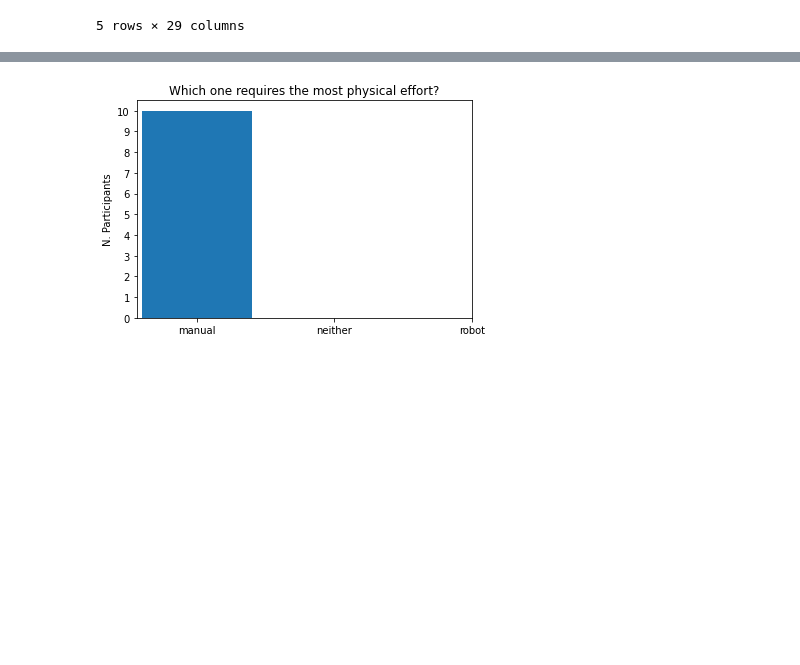
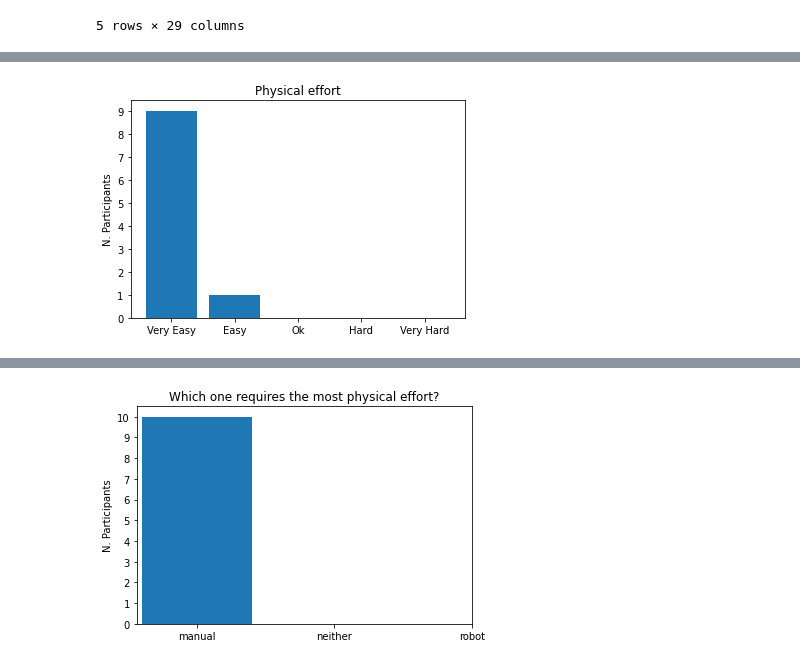
Before and after one commit to Jenirethvanessa/robotic_end-effector, a Jupyter notebook: results_plots.ipynb, the cells around one changed output, grey strips where cells are left out. Saved outputs shown, nothing was run; the diff lists cells and outputs as text; code cells hidden in the pictures; blank space fills up the shorter version.

```diff
--- a/results_plots.ipynb
+++ b/results_plots.ipynb
@@ -39,0 +66,4 @@ plot_question(variable = "manual_needle1", title = "Physical effort")
+# %%
+plot_question(df, variable = "needle1", title = "Physical effort")
+# %% [output]
+[figure, added]
```
Also changed, not shown: parts of 19 cells of this notebook, 1 other file.
